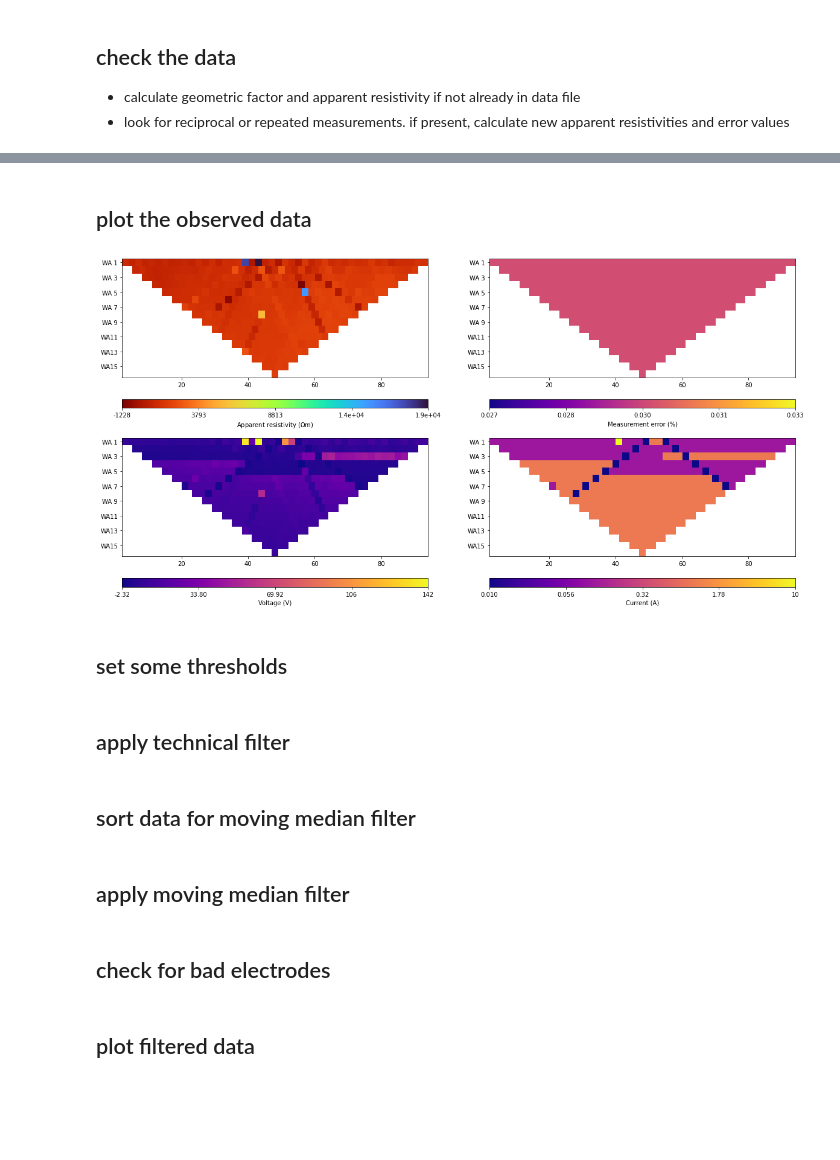
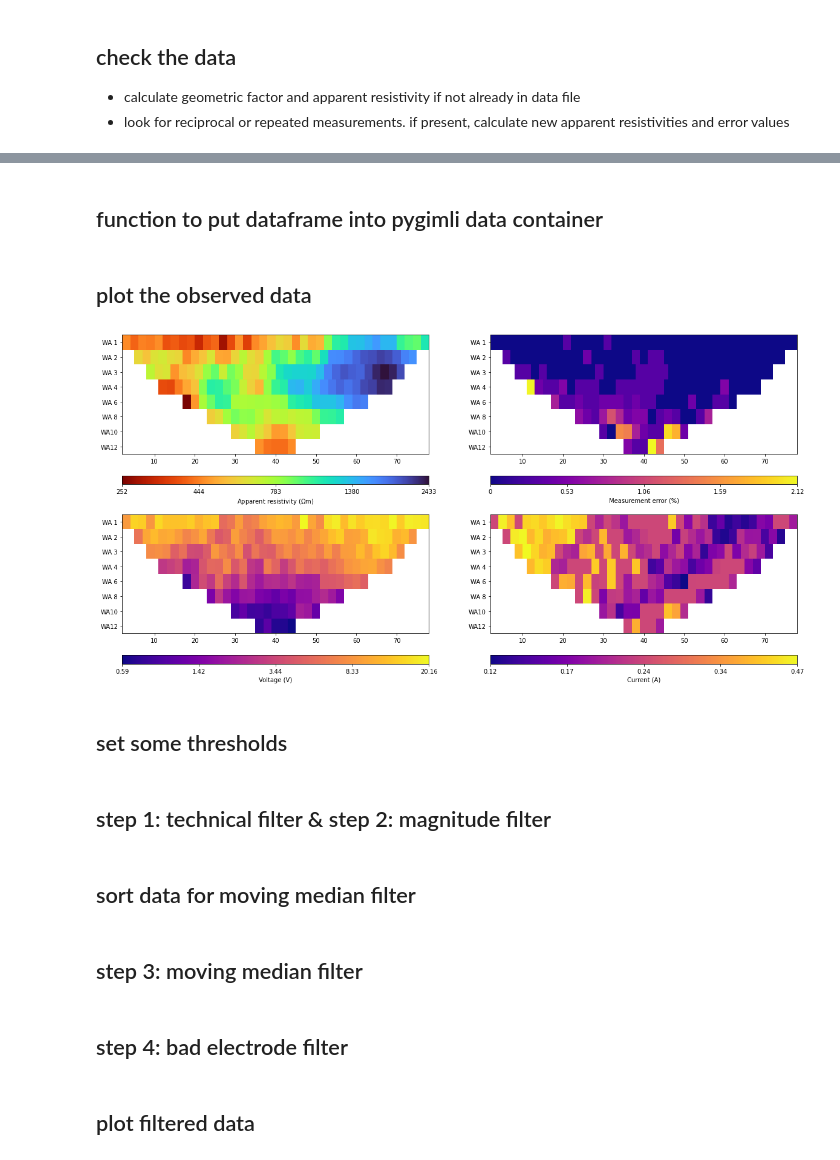
Before and after one commit to teddiherring/permafrost-data-processing, a Jupyter notebook: data_processing.ipynb, the cells around one changed output, grey strips where cells are left out. Cells and saved outputs as stored; diff of their text form; code cells hidden in the pictures; blank space fills up the shorter version.

```diff
--- a/data_processing.ipynb
+++ b/data_processing.ipynb
@@ -13,10 +13,10 @@ import math
 # data_raw = ert.load('data_unified/craterlake_2019_may3.txt') # crater lake, has bad electrode
 # data_raw = ert.load('data_unified/oldcrow_wen13_2013_oct14.txt') # old crow, line 13
 # data_raw = ert.load('data_unified/oldcrow_wen1_2013_oct13.txt') # old crow, line 1
-data_raw = ert.load('data_unified/SCH2018-08-29_u_i.txt') # schilthorn
+# data_raw = ert.load('data_unified/SCH2018-08-29_u_i.txt') # schilthorn
 # data_raw = ert.load('data_unified/2001_ALK_2019-10-03_0600_fr.ohm') # seward peninsula summer, forward and reciprocal data
 # data_raw = ert.load('data_unified/2001_ALK_2020-02-01_1000_fr.ohm') # seward peninsula winter, forward and reciprocal data
-# data_raw = ert.load('data_unified/beavercreek_wen1_2010_july22.txt')
+data_raw = ert.load('data_unified/beavercreek_wen1_2010_july22.txt')
 # data_raw = ert.load('data_unified/mp825_2021_sept8_fr.txt')
 
 print(data_raw)
@@ -128,45 +127,54 @@ if len(ind_r)>0: #TODO this only handles recips now
 0 reciprocal measurements detected
 0 repeated measurements detected
+# %% [markdown]
+## function to put dataframe into pygimli data container
+# %%
+
+def make_pg_container(data_raw, dataframe):
+
+    data_container = pg.DataContainerERT()
+
+    for i in range(0,len(data_raw.sensors())):
+        data_container.createSensor(np.array(data_raw.sensors()[i]))
+
+    # add filtered quadripoles and data
+
+    cols = dataframe.columns
+    for i in range(len(cols)):
+        if max(dataframe[cols[i]]) > 0:
+            data_container[cols[i]] = np.array(dataframe[cols[i]])
+
+    return data_container
 # %% [markdown]
 ## plot the observed data
 # %%
 # put everything back into the pygimli data container to plot
-data_checked = pg.DataContainerERT()
-
-# sensors are the same
-for i in range(0,len(data_raw.sensors())):
-    data_checked.createSensor(np.array(data_raw.sensors()[i])) # 2D, no topography
-
-# add filtered quadripoles and data
-
-cols = df_checked.columns
-for i in range(len(cols)):
-    if max(df_checked[cols[i]]) > 0:
-        data_checked[cols[i]] = np.array(df_checked[cols[i]])
-
+data_checked = make_pg_container(data_raw, df_checked)
 
 mgr = ert.ERTManager(data_checked)
 
 fig, ax = plt.subplots(2,2,figsize=[20,10])
 
 mgr.showData(data_checked, vals=data_checked['rhoa'],ax=ax[0,0],label=r'Apparent resistivity ($\Omega$m)',cMap='turbo_r');
 
 if data_checked.haveData('err'):
     mgr.showData(data_checked, vals=data_checked['err'],ax=ax[0,1],label='Measurement error (%)',cMap='plasma');
 else:
     ax[0,1].text(0.25,0.5,'no measurement error data available',fontsize=16)
 
 if data_checked.haveData('u'):
     mgr.showData(data_checked, vals=data_checked['u'],ax=ax[1,0],label='Voltage (V)',cMap='plasma');
 else:
     ax[1,0].text(0.3,0.5,'no voltage data available',fontsize=16)
 
 if data_checked.haveData('i'):
     mgr.showData(data_checked, vals=data_checked['i'],ax=ax[1,1],label='Current (A)',cMap='plasma');
 else:
     ax[1,1].text(0.3,0.5,'no current data available',fontsize=16)
+
+# plt.savefig('observed_data.png',format='png',bbox_inches='tight')
 # %% [output]
-[figure, old version]
+[figure, new version]
 # %% [markdown]
 ## set some thresholds
 # %%
@@ -176,7 +184,7 @@ th_mmf = 0.07 # threshold for moving median filter  TODO: make this higher for s
 th_elec_filt = 25 # threshold for determining bad electrode (%) - if more than x% data using an electrode are filtered, remove the rest
 th_bad_dataset = 30 # threshold for determining dataset quality (%) - if more than x% of all data points are removed, discard entire dataset
 # %% [markdown]
-## apply technical filter
+## step 1: technical filter & step 2: magnitude filter
 # %%
 df_filt = df_checked.copy()
 
@@ -243,7 +258,7 @@ for i in range(len(df_filt)):
     df_sort.iloc[i] = df_filt.iloc[sort_index[i]]
 df_sort = df_sort.reset_index(drop=True)
 # %% [markdown]
-## apply moving median filter
+## step 3: moving median filter
 # %%
 
 df_filt = df_sort.copy()
@@ -290,5 +303,5 @@ df_filt = df_filt.reset_index(drop=True)
 # %% [markdown]
-## check for bad electrodes
+## step 4: bad electrode filter
 # %%
 # find the indices of all the points we removed
 I_all = np.hstack([I_tf,I_mmf])
```
Also changed, not shown: parts of 10 cells of this notebook.
